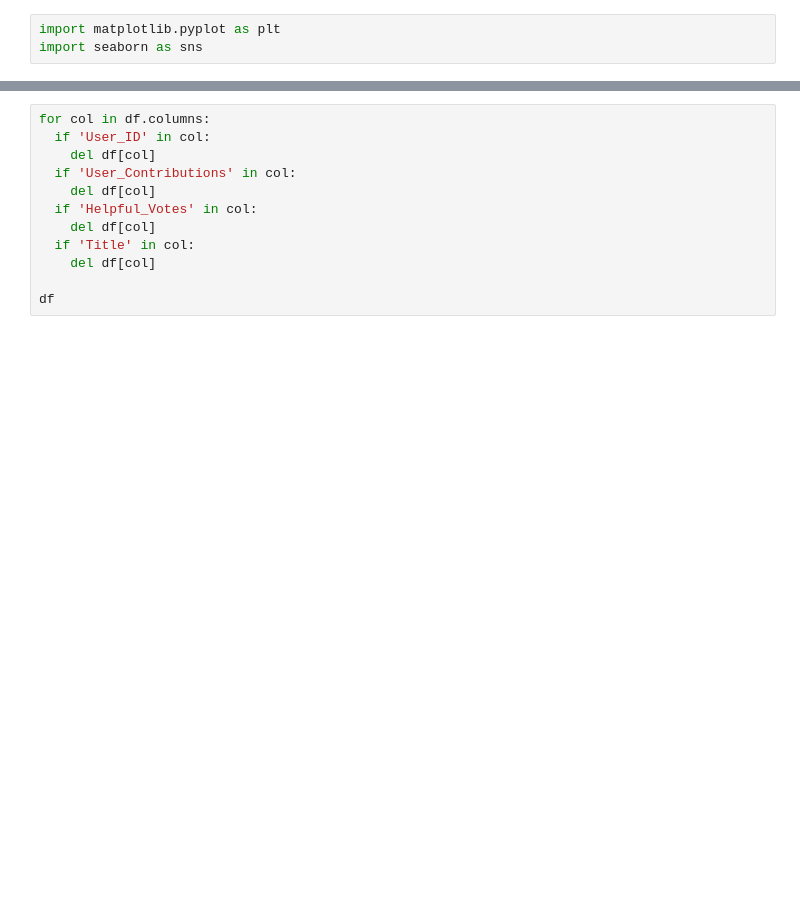
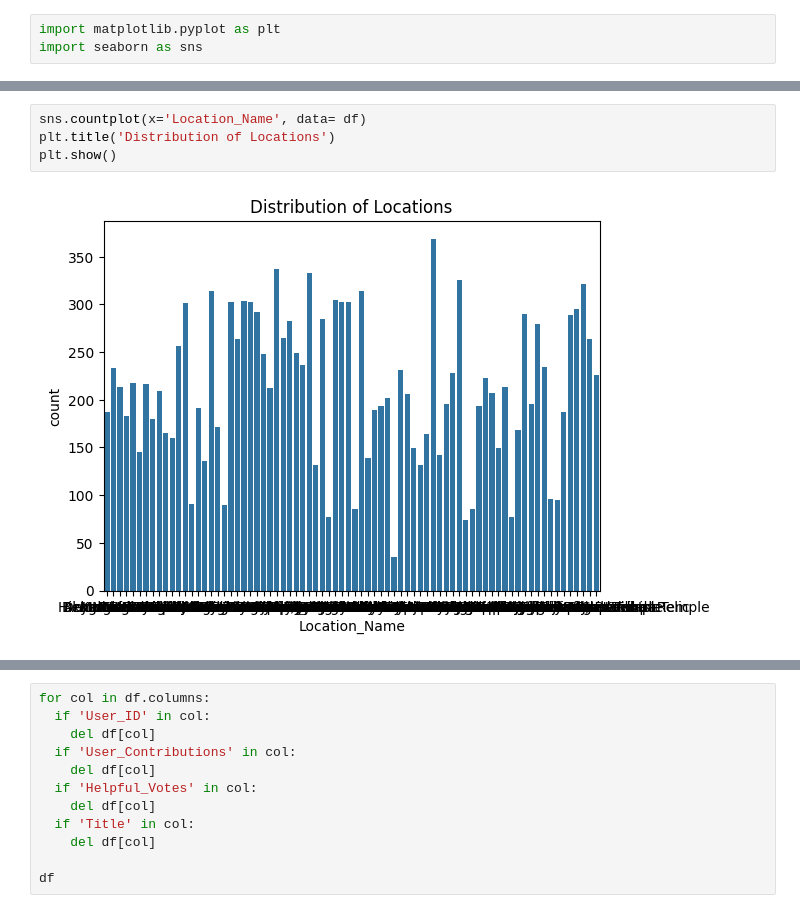
Before and after one commit to Tharusha02/TravelEz---Tourist-Destination-Recommendation-System, a Jupyter notebook: Dsgp.ipynb, the cells around one changed output, grey strips where cells are left out. Drawn from its saved outputs; the diff is of its cells as text; blank space fills up the shorter version.

```diff
--- a/Dsgp.ipynb
+++ b/Dsgp.ipynb
@@ -74,3 +80,9 @@ import seaborn as sns
+# %%
+sns.countplot(x='Location_Name', data= df)
+plt.title('Distribution of Locations')
+plt.show()
+# %% [output]
+[figure, added]
 # %%
 sns.countplot(x='Rating', data= df)
 plt.title('Distribution of Ratings')
```
Also changed, not shown: parts of 35 cells of this notebook.
